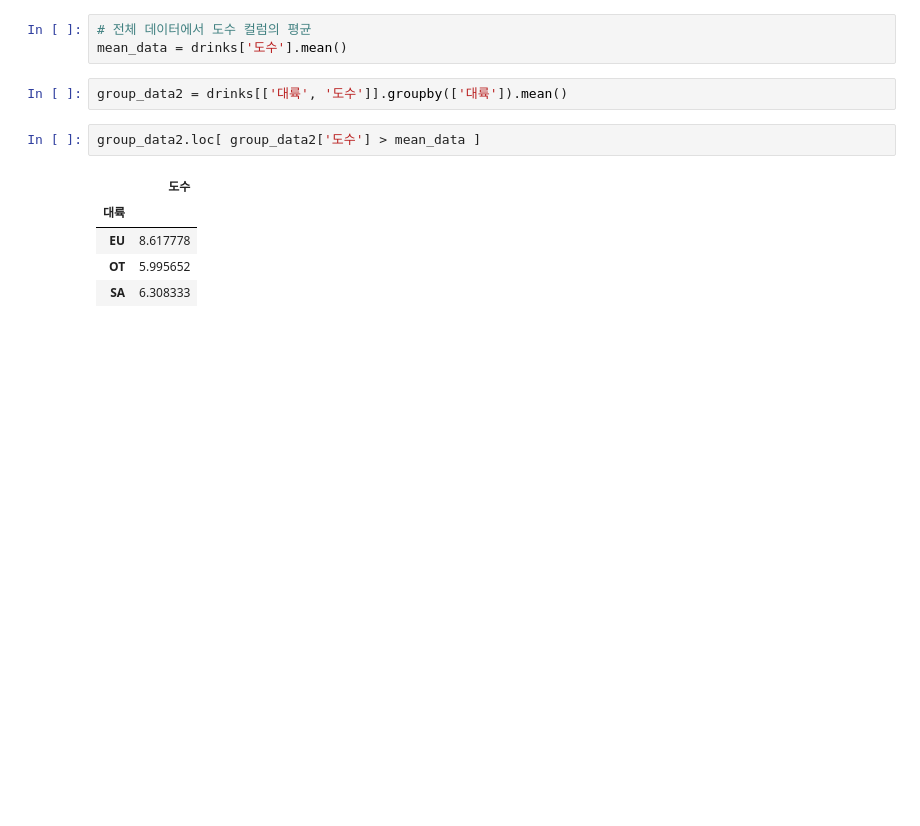
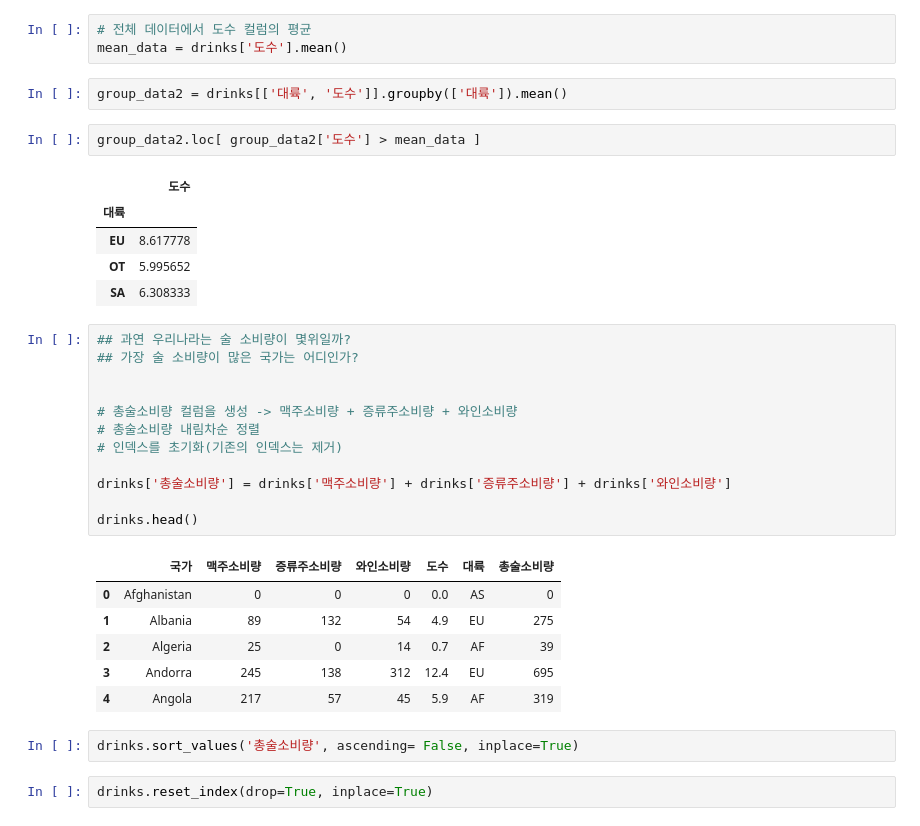
Before and after one commit to bsmoon-86/ubion_9, a Jupyter notebook: python/231124/01_drinks.ipynb, the cells around one changed output. Saved outputs shown, nothing was run; the diff lists cells and outputs as text; blank space fills up the shorter version.

```diff
--- a/python/231124/01_drinks.ipynb
+++ b/python/231124/01_drinks.ipynb
@@ -124,3 +124,26 @@ group_data2.loc[ group_data2['도수'] > mean_data ]
 | EU | 8.617778 |
 | OT | 5.995652 |
 | SA | 6.308333 |
+# %%
+## 과연 우리나라는 술 소비량이 몇위일까?
+## 가장 술 소비량이 많은 국가는 어디인가?
+
+
+# 총술소비량 컬럼을 생성 -> 맥주소비량 + 증류주소비량 + 와인소비량
+# 총술소비량 내림차순 정렬
+# 인덱스를 초기화(기존의 인덱스는 제거)
+
+drinks['총술소비량'] = drinks['맥주소비량'] + drinks['증류주소비량'] + drinks['와인소비량']
+
+drinks.head()
+# %% [output]
+|  | 국가 | 맥주소비량 | 증류주소비량 | 와인소비량 | 도수 | 대륙 | 총술소비량 |
+| 0 | Afghanistan | 0 | 0 | 0 | 0.0 | AS | 0 |
+| 1 | Albania | 89 | 132 | 54 | 4.9 | EU | 275 |
+| 2 | Algeria | 25 | 0 | 14 | 0.7 | AF | 39 |
+| 3 | Andorra | 245 | 138 | 312 | 12.4 | EU | 695 |
+| 4 | Angola | 217 | 57 | 45 | 5.9 | AF | 319 |
+# %%
+drinks.sort_values('총술소비량', ascending= False, inplace=True)
+# %%
+drinks.reset_index(drop=True, inplace=True)
```
Also changed, not shown: parts of 7 cells of this notebook, 1 other file.
